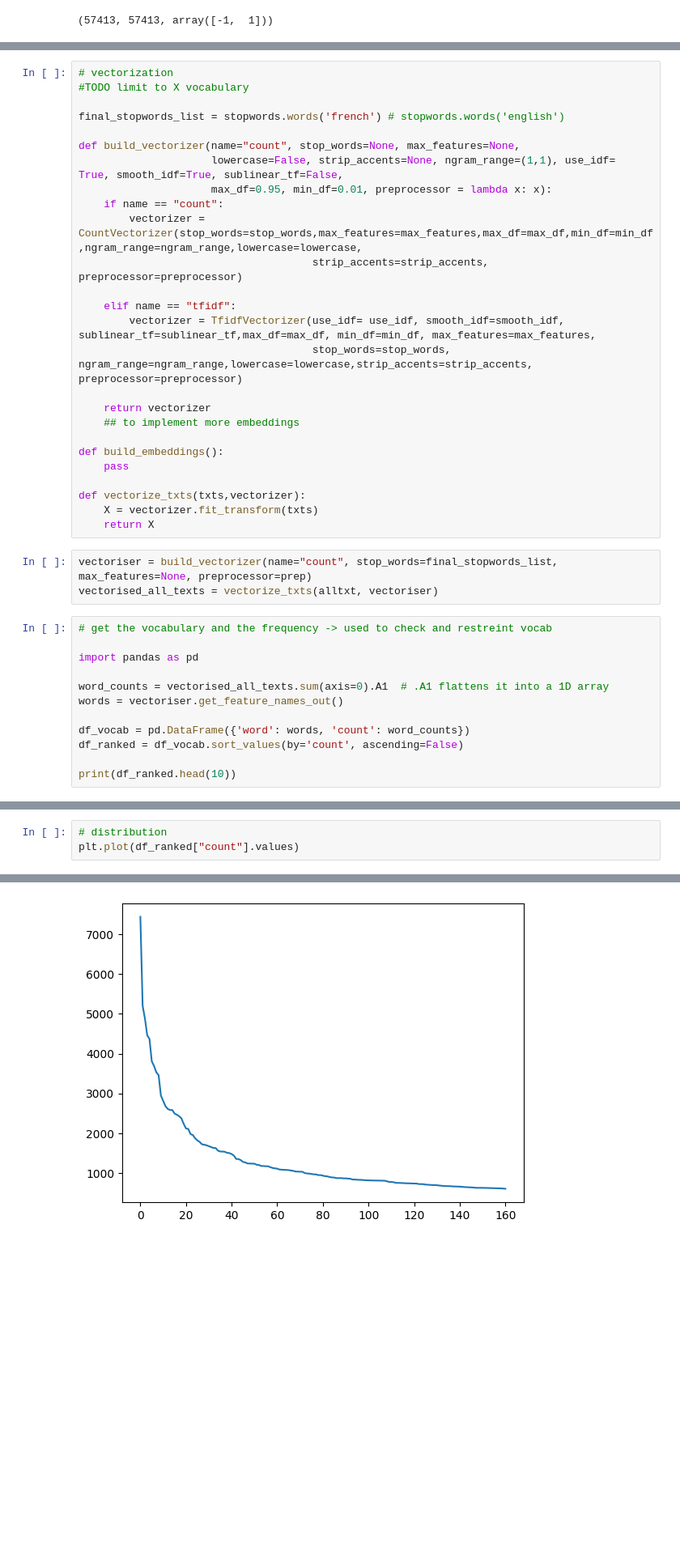
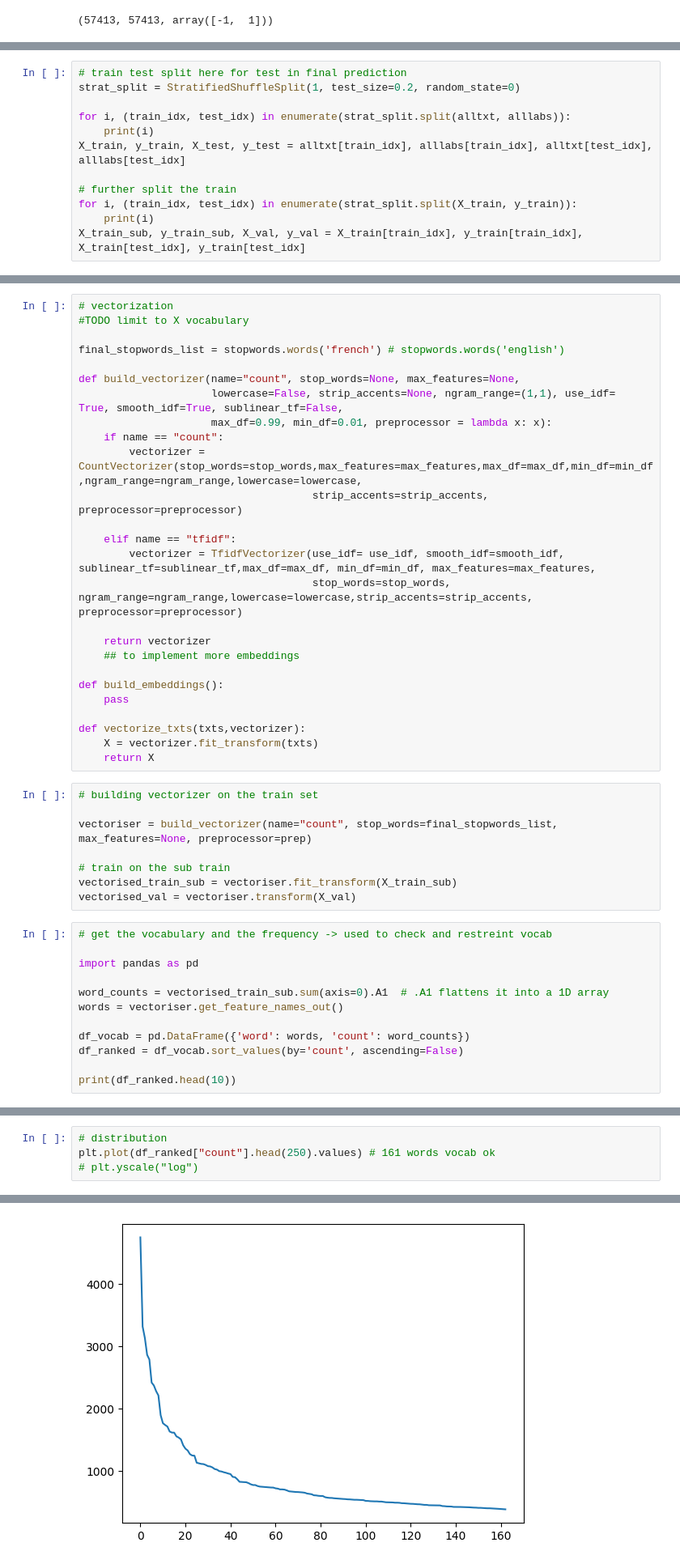
Before and after one commit to alan-man/tal-projet, a Jupyter notebook: speakers.ipynb, the cells around one changed output, grey strips where cells are left out. Shown at 81% size. Drawn from its saved outputs; the diff is of its cells as text; blank space fills up the shorter version.

```diff
--- a/speakers.ipynb
+++ b/speakers.ipynb
@@ -42,0 +30,12 @@ Models:
+# %%
+# train test split here for test in final prediction
+strat_split = StratifiedShuffleSplit(1, test_size=0.2, random_state=0)
+
+for i, (train_idx, test_idx) in enumerate(strat_split.split(alltxt, alllabs)):
+    print(i)
+X_train, y_train, X_test, y_test = alltxt[train_idx], alllabs[train_idx], alltxt[test_idx], alllabs[test_idx]
+
+# further split the train
+for i, (train_idx, test_idx) in enumerate(strat_split.split(X_train, y_train)):
+    print(i)
+X_train_sub, y_train_sub, X_val, y_val = X_train[train_idx], y_train[train_idx], X_train[test_idx], y_train[test_idx]
@@ -76,7 +86,7 @@ final_stopwords_list = stopwords.words('french') # stopwords.words('english')
 
 def build_vectorizer(name="count", stop_words=None, max_features=None,
                      lowercase=False, strip_accents=None, ngram_range=(1,1), use_idf= True, smooth_idf=True, sublinear_tf=False,
-                     max_df=0.95, min_df=0.01, preprocessor = lambda x: x):
+                     max_df=0.99, min_df=0.01, preprocessor = lambda x: x):
     if name == "count":
         vectorizer = CountVectorizer(stop_words=stop_words,max_features=max_features,max_df=max_df,min_df=min_df,ngram_range=ngram_range,lowercase=lowercase,
                                      strip_accents=strip_accents, preprocessor=preprocessor)
@@ -95,14 +105,19 @@ def vectorize_txts(txts,vectorizer):
     X = vectorizer.fit_transform(txts)
     return X
 # %%
+# building vectorizer on the train set
+
 vectoriser = build_vectorizer(name="count", stop_words=final_stopwords_list, max_features=None, preprocessor=prep)
-vectorised_all_texts = vectorize_txts(alltxt, vectoriser)
+
+# train on the sub train
+vectorised_train_sub = vectoriser.fit_transform(X_train_sub)
+vectorised_val = vectoriser.transform(X_val)
 # %%
 # get the vocabulary and the frequency -> used to check and restreint vocab
 
 import pandas as pd
 
-word_counts = vectorised_all_texts.sum(axis=0).A1  # .A1 flattens it into a 1D array
+word_counts = vectorised_train_sub.sum(axis=0).A1  # .A1 flattens it into a 1D array
 words = vectoriser.get_feature_names_out()
 
 df_vocab = pd.DataFrame({'word': words, 'count': word_counts})
@@ -128,6 +143,7 @@ len(df_ranked)
 # %%
 # distribution
-plt.plot(df_ranked["count"].values)
+plt.plot(df_ranked["count"].head(250).values) # 161 words vocab ok
+# plt.yscale("log")
 # %% [output]
 [<matplotlib.lines.Line2D at 0x...>]
-[figure, old version]
+[figure, new version]
```
Also changed, not shown: parts of 24 cells of this notebook, 1 other file.
